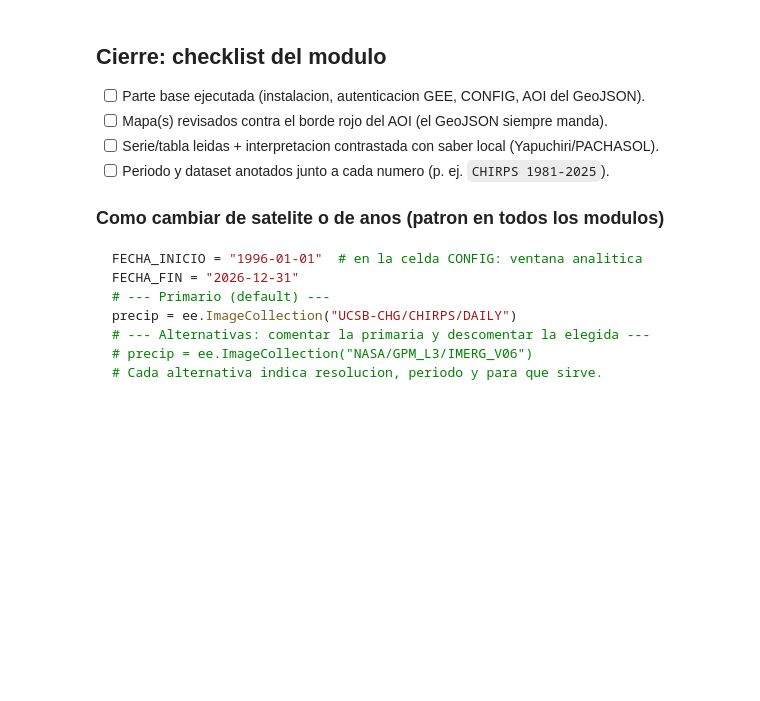
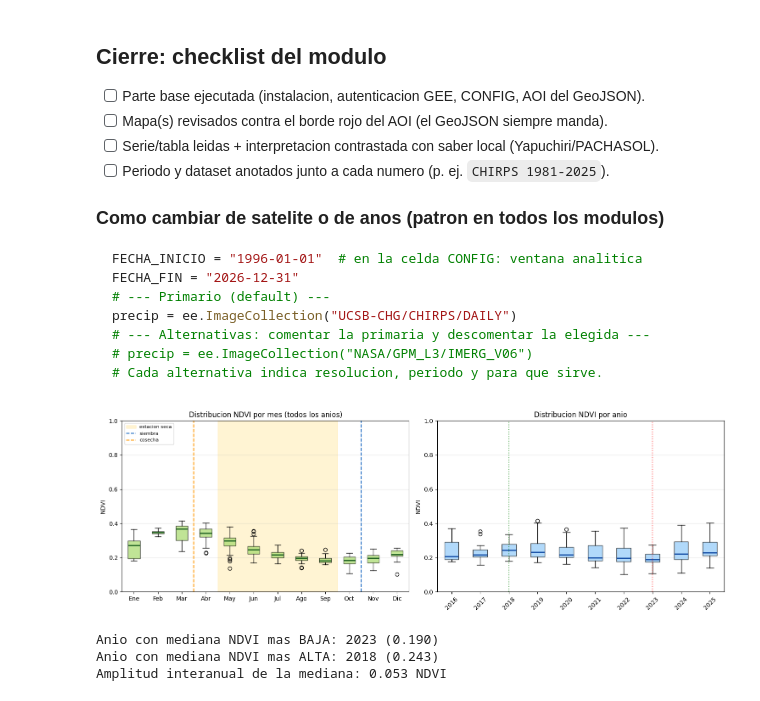
Before and after one commit to AGRIdigital-Climbat/PlantillaMapa, a Jupyter notebook: 07_NDVI_Fenologia/01_ndvi_fenologia.ipynb, the cells around one changed output. Cells and saved outputs as stored; diff of their text form; code cells hidden in the pictures; blank space fills up the shorter version.

````diff
--- a/07_NDVI_Fenologia/01_ndvi_fenologia.ipynb
+++ b/07_NDVI_Fenologia/01_ndvi_fenologia.ipynb
@@ -738,3 +738,57 @@ precip = ee.ImageCollection("UCSB-CHG/CHIRPS/DAILY")
 # precip = ee.ImageCollection("NASA/GPM_L3/IMERG_V06")
 # Cada alternativa indica resolucion, periodo y para que sirve.
 ```
+# %%
+# ============================================================
+# M7.3a Boxplot NDVI: distribucion por mes y por anio
+# ============================================================
+import matplotlib.pyplot as plt
+import numpy as np
+
+df_box = df_ndvi.copy()
+df_box["mes"]  = df_box.index.month
+df_box["anio"] = df_box.index.year
+df_box = df_box[df_box["anio"].isin(ANIOS_COMPLETOS)]
+
+fig, axes = plt.subplots(1, 2, figsize=(15, 5))
+
+# Panel A: por mes
+data_mes = [df_box[df_box["mes"] == m]["valor"].dropna().values for m in MESES]
+bp1 = axes[0].boxplot(data_mes, labels=MESES_ES, patch_artist=True,
+                      boxprops=dict(facecolor="#a6d96a", alpha=0.7),
+                      medianprops=dict(color="#1b5e20", lw=2))
+axes[0].axvspan(4.5, 9.5, color="#ffe082", alpha=0.35, label="estacion seca")
+axes[0].axvline(CALENDARIO["siembra"] - 0.5, color="#1565c0", ls="--", label="siembra")
+axes[0].axvline(CALENDARIO["cosecha"] - 0.5, color="#ff9800", ls="--", label="cosecha")
+axes[0].set_title("Distribucion NDVI por mes (todos los anios)")
+axes[0].set_ylabel("NDVI"); axes[0].set_ylim(0, 1)
+axes[0].legend(fontsize=8); axes[0].grid(alpha=0.3, axis="y")
+
+# Panel B: por anio
+anios_box = sorted(df_box["anio"].unique())
+data_anio = [df_box[df_box["anio"] == y]["valor"].dropna().values for y in anios_box]
+mediana_anual = [np.median(d) if len(d) else np.nan for d in data_anio]
+bp2 = axes[1].boxplot(data_anio, labels=anios_box, patch_artist=True,
+                      boxprops=dict(facecolor="#90caf9", alpha=0.7),
+                      medianprops=dict(color="#0d47a1", lw=2))
+axes[1].set_title("Distribucion NDVI por anio")
+axes[1].set_ylabel("NDVI"); axes[1].set_ylim(0, 1)
+axes[1].tick_params(axis="x", rotation=45)
+axes[1].grid(alpha=0.3, axis="y")
+# Anota min y max
+y_min = anios_box[int(np.nanargmin(mediana_anual))]
+y_max = anios_box[int(np.nanargmax(mediana_anual))]
+axes[1].axvline(anios_box.index(y_min) + 1, color="red", ls=":", alpha=0.6)
+axes[1].axvline(anios_box.index(y_max) + 1, color="green", ls=":", alpha=0.6)
+
+plt.tight_layout(); plt.show()
+
+print(f"Anio con mediana NDVI mas BAJA: {y_min} ({np.nanmin(mediana_anual):.3f})")
+print(f"Anio con mediana NDVI mas ALTA: {y_max} ({np.nanmax(mediana_anual):.3f})")
+print(f"Amplitud interanual de la mediana: "
+      f"{np.nanmax(mediana_anual) - np.nanmin(mediana_anual):.3f} NDVI")
+# %% [output]
+[figure, added]
+Anio con mediana NDVI mas BAJA: 2023 (0.190)
+Anio con mediana NDVI mas ALTA: 2018 (0.243)
+Amplitud interanual de la mediana: 0.053 NDVI
````
Also changed, not shown: parts of 2 cells of this notebook.
